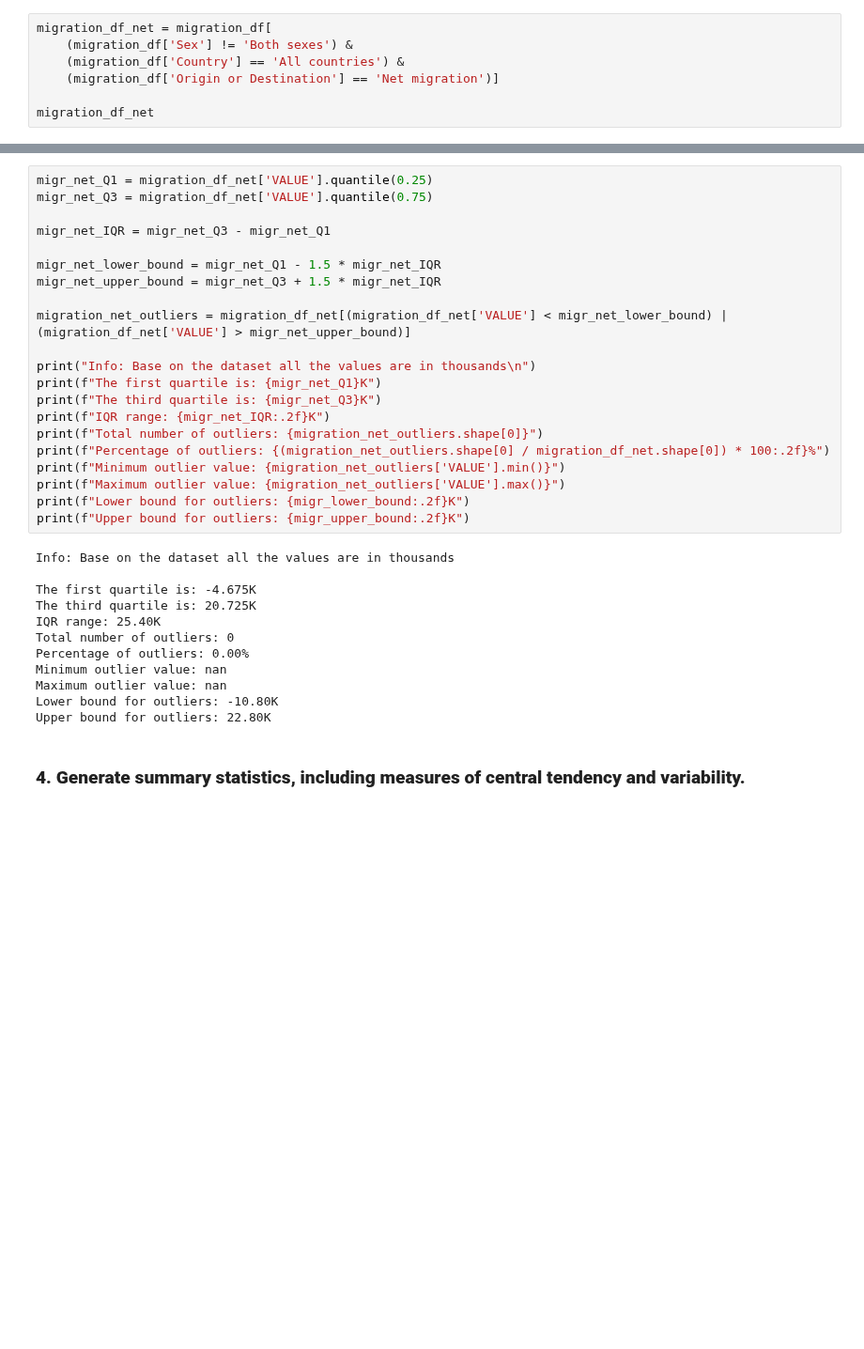
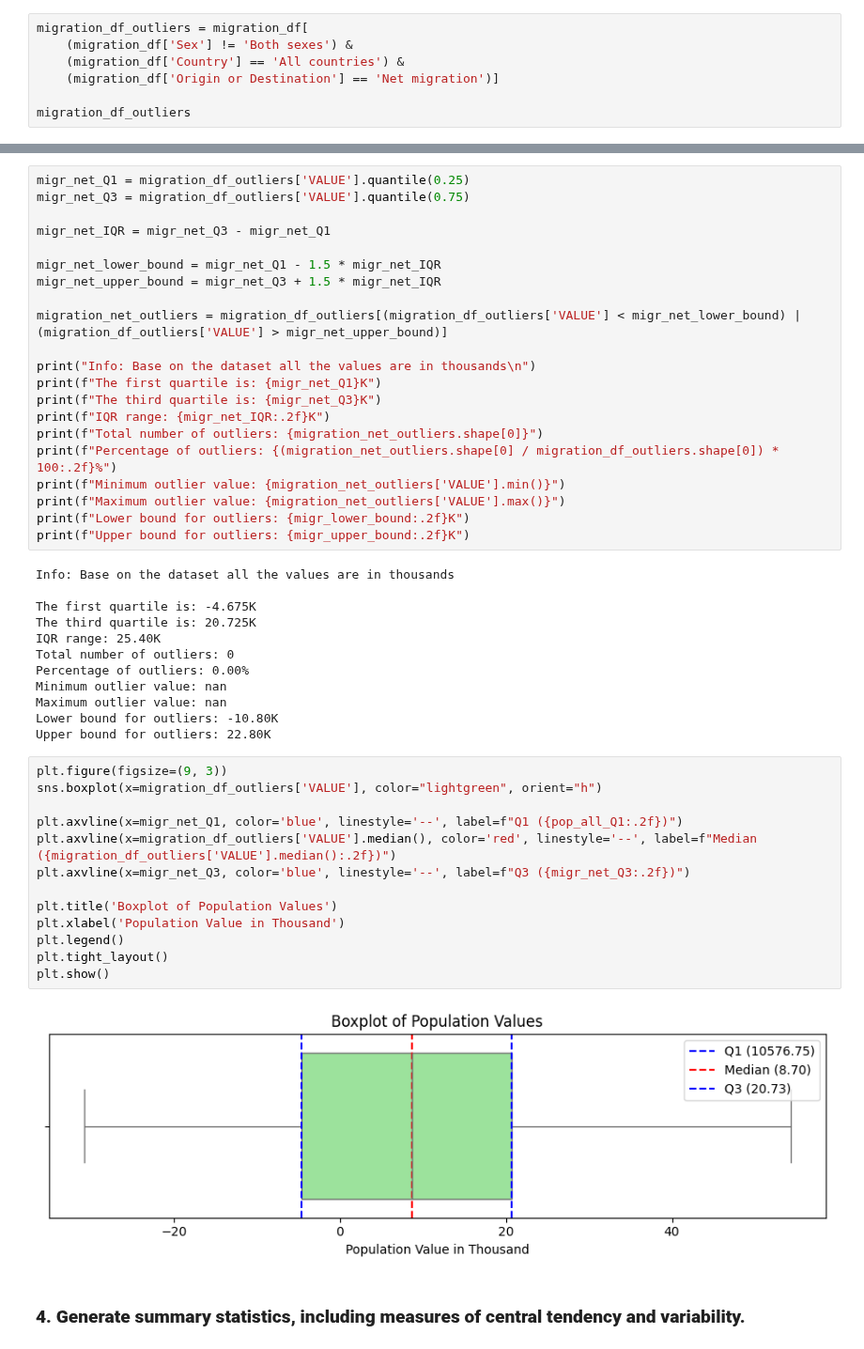
Before and after one commit to Ivkoto/DataAnalyticsMachineLearning, a Jupyter notebook: Data_Preparation/CA1_V6_1_refactored.ipynb, the cells around one changed output, grey strips where cells are left out. Shown at 94% size. Cells and saved outputs as stored; diff of their text form; blank space fills up the shorter version.

```diff
--- a/Data_Preparation/CA1_V6_1_refactored.ipynb
+++ b/Data_Preparation/CA1_V6_1_refactored.ipynb
@@ -625,12 +640,12 @@ plt.show()
 # %% [markdown]
 The same behaviour is present in the migration dataset. We have rows that give us the sum for 'All countries' and 'Both sexes', which results in higer values for the 'VALUE' column. Those are not errors, but the data is aggregated on a different level. Creating a new dataframe showing the Migration for 'All countries' and 'Both sexes' will be used in the analysis, and a second dataframe that will give us the breakdown by country and sex.
 # %%
-migration_df_net = migration_df[
+migration_df_outliers = migration_df[
     (migration_df['Sex'] != 'Both sexes') &
     (migration_df['Country'] == 'All countries') &
     (migration_df['Origin or Destination'] == 'Net migration')]
 
-migration_df_net
+migration_df_outliers
 # %% [output]
 |  | Year | Country category | Country | Sex category | Sex | Migration label | Origin or Destination | ... |
 | 48 | 1987 | - | All countries | 1 | Male | 1 | Net migration | ... |
@@ -646,22 +661,22 @@ migration_df_net
 | 2643 | 2023 | - | All countries | 2 | Female | 1 | Net migration | ... |
 74 rows × 9 columns
 # %%
-migr_net_Q1 = migration_df_net['VALUE'].quantile(0.25)
-migr_net_Q3 = migration_df_net['VALUE'].quantile(0.75)
+migr_net_Q1 = migration_df_outliers['VALUE'].quantile(0.25)
+migr_net_Q3 = migration_df_outliers['VALUE'].quantile(0.75)
 
 migr_net_IQR = migr_net_Q3 - migr_net_Q1
 
 migr_net_lower_bound = migr_net_Q1 - 1.5 * migr_net_IQR
 migr_net_upper_bound = migr_net_Q3 + 1.5 * migr_net_IQR
 
-migration_net_outliers = migration_df_net[(migration_df_net['VALUE'] < migr_net_lower_bound) | (migration_df_net['VALUE'] > migr_net_upper_bound)]
+migration_net_outliers = migration_df_outliers[(migration_df_outliers['VALUE'] < migr_net_lower_bound) | (migration_df_outliers['VALUE'] > migr_net_upper_bound)]
 
 print("Info: Base on the dataset all the values are in thousands\n")
 print(f"The first quartile is: {migr_net_Q1}K")
 print(f"The third quartile is: {migr_net_Q3}K")
 print(f"IQR range: {migr_net_IQR:.2f}K")
 print(f"Total number of outliers: {migration_net_outliers.shape[0]}")
-print(f"Percentage of outliers: {(migration_net_outliers.shape[0] / migration_df_net.shape[0]) * 100:.2f}%")
+print(f"Percentage of outliers: {(migration_net_outliers.shape[0] / migration_df_outliers.shape[0]) * 100:.2f}%")
 print(f"Minimum outlier value: {migration_net_outliers['VALUE'].min()}")
 print(f"Maximum outlier value: {migration_net_outliers['VALUE'].max()}")
 print(f"Lower bound for outliers: {migr_lower_bound:.2f}K")
@@ -678,6 +693,21 @@ Minimum outlier value: nan
 Maximum outlier value: nan
 Lower bound for outliers: -10.80K
 Upper bound for outliers: 22.80K
+# %%
+plt.figure(figsize=(9, 3))
+sns.boxplot(x=migration_df_outliers['VALUE'], color="lightgreen", orient="h")
+
+plt.axvline(x=migr_net_Q1, color='blue', linestyle='--', label=f"Q1 ({pop_all_Q1:.2f})")
+plt.axvline(x=migration_df_outliers['VALUE'].median(), color='red', linestyle='--', label=f"Median ({migration_df_outliers['VALUE'].median():.2f})")
+plt.axvline(x=migr_net_Q3, color='blue', linestyle='--', label=f"Q3 ({migr_net_Q3:.2f})")
+
+plt.title('Boxplot of Population Values')
+plt.xlabel('Population Value in Thousand')
+plt.legend()
+plt.tight_layout()
+plt.show()
+# %% [output]
+[figure, added]
 # %% [markdown]
 ### **4.	Generate summary statistics, including measures of central tendency and variability.**
 # %% [markdown]
```
Also changed, not shown: parts of 13 cells of this notebook.
